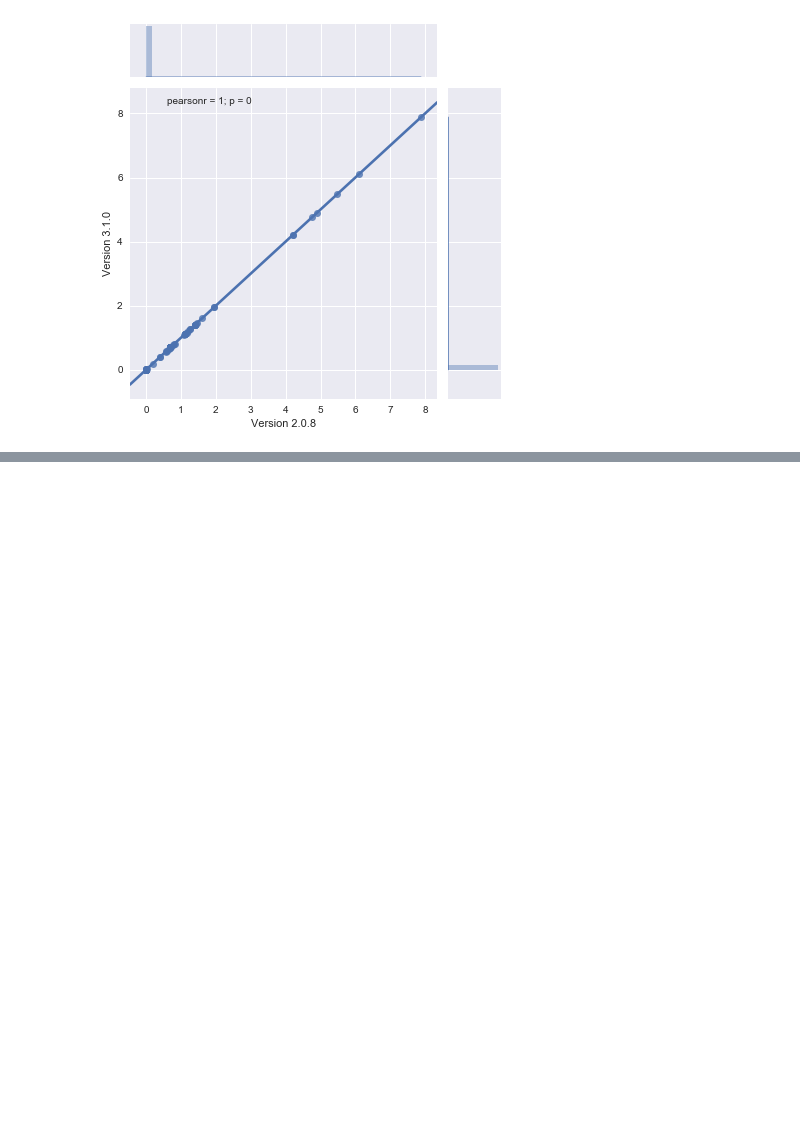
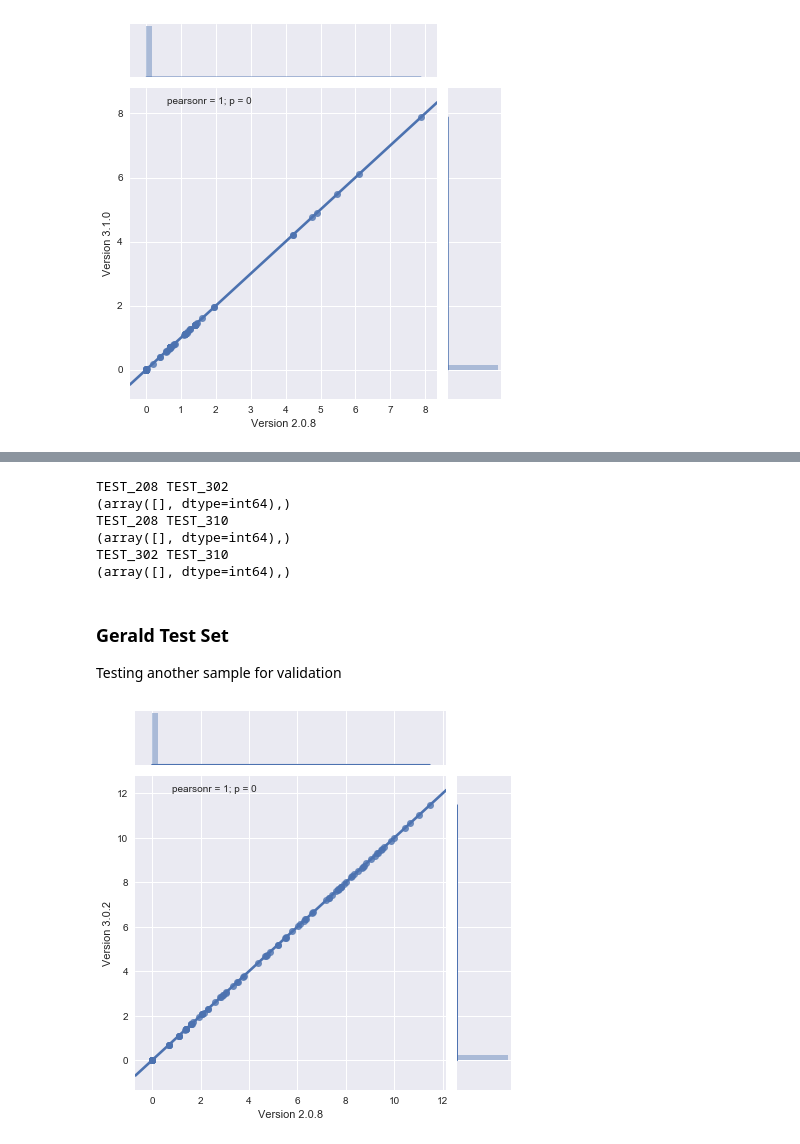
Before and after one commit to jvivian/ipython_notebooks, a Jupyter notebook: toil-rnaseq-version-concordance/Concordance Testing between toil-rnaseq versions.ipynb, the cells around one changed output, grey strips where cells are left out. Cells and saved outputs as stored; diff of their text form; code cells hidden in the pictures; blank space fills up the shorter version.

Commit message:
Add in gerald test set

```diff
--- a/toil-rnaseq-version-concordance/Concordance Testing between toil-rnaseq versions.ipynb
+++ b/toil-rnaseq-version-concordance/Concordance Testing between toil-rnaseq versions.ipynb
@@ -75,0 +81,31 @@ plt.ylabel('Version 3.1.0');
+# %%
+for x, y in combinations(['TEST_208', 'TEST_302', 'TEST_310'], 2):
+    diff = np.array(rsem[x].expected_count) - np.array(rsem[y].expected_count)
+    print x, y
+    print np.nonzero(diff)
+# %% [output]
+TEST_208 TEST_302
+(array([], dtype=int64),)
+TEST_208 TEST_310
+(array([], dtype=int64),)
+TEST_302 TEST_310
+(array([], dtype=int64),)
+# %% [markdown]
+### Gerald Test Set
+
+Testing another sample for validation
+# %%
+rsem = {}
+kallisto = {}
+for sample in ['TEST_gerald_208', 'TEST_gerald_302', 'TEST_gerald_310']:
+    rsem[sample] = pd.read_csv(sample + '/rsem/rsem_genes.results', sep='\t')
+    kallisto[sample] = pd.read_csv(sample + '/kallisto/abundance.tsv', sep='\t')
+# %%
+t208 = rsem['TEST_gerald_208'].expected_count.apply(lambda x: np.log(x+1))
+t302 = rsem['TEST_gerald_302'].expected_count.apply(lambda x: np.log(x+1))
+
+sns.jointplot(t208, t302, kind='reg')
+plt.xlabel('Version 2.0.8')
+plt.ylabel('Version 3.0.2');
+# %% [output]
+[figure, added]
```
Also changed, not shown: parts of 4 cells of this notebook, 46 other files.
